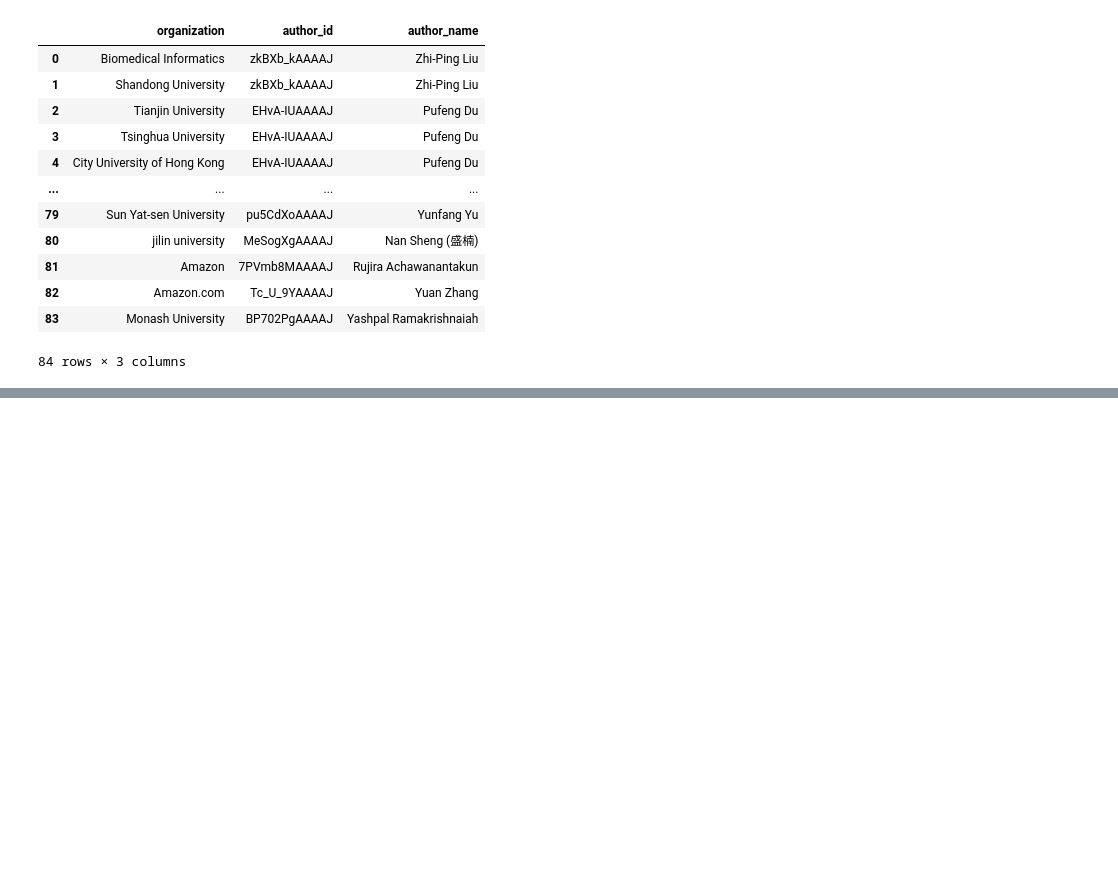
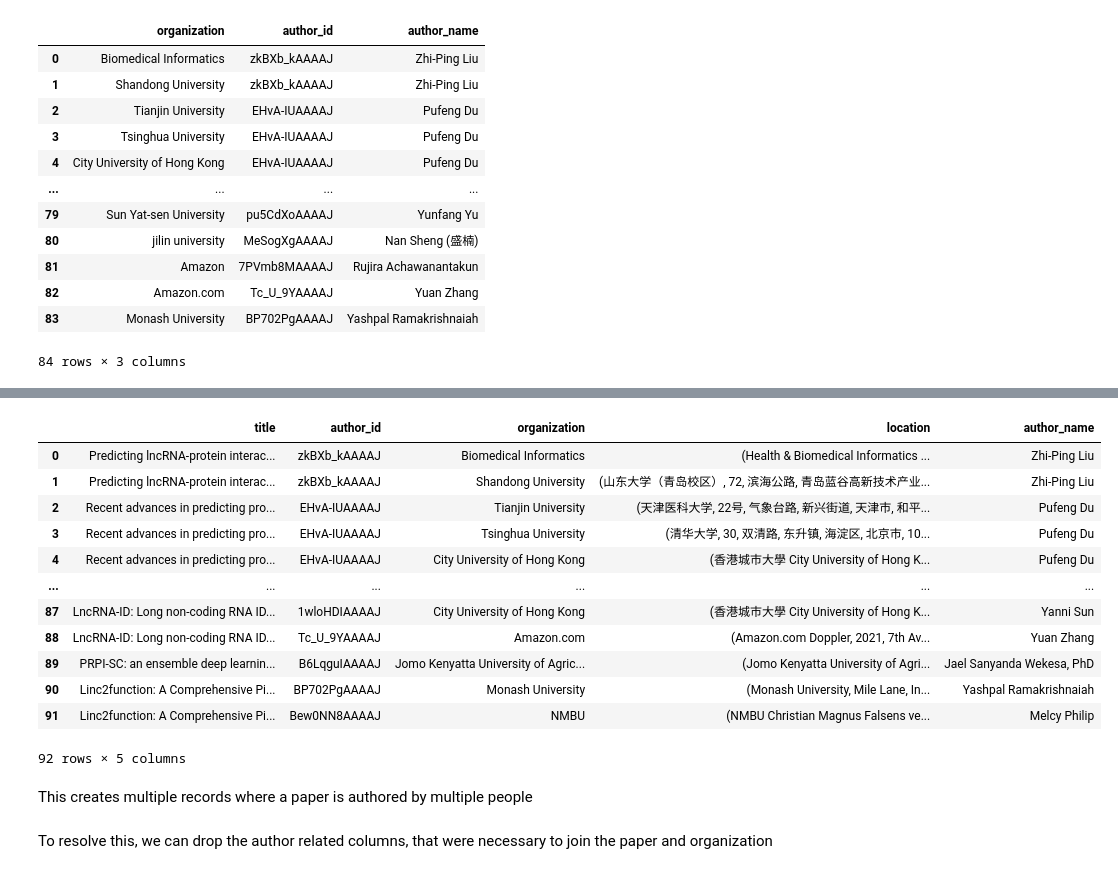
Before and after one commit to seyedrezamirkhani/ml-lncRNA, a Jupyter notebook: src/notebooks/05-plot-locations.ipynb, the cells around one changed output, grey strips where cells are left out. Saved outputs shown, nothing was run; the diff lists cells and outputs as text; code cells hidden in the pictures; blank space fills up the shorter version.

Commit message:
store organization_paper_location_df for future use

```diff
--- a/src/notebooks/05-plot-locations.ipynb
+++ b/src/notebooks/05-plot-locations.ipynb
@@ -317,0 +327,2 @@ map_object.save('organizations_papers_map.html')  # Save to an HTML file
+# %%
+organization_author_location_df = pd.merge(organizations_df, organization_author_df, on='organization', how='inner')
@@ -317,0 +345,22 @@ map_object.save('organizations_papers_map.html')  # Save to an HTML file
+# %%
+organization_paper_location_df = pd.merge(author_paper_df, organization_author_location_df, on='author_id', how='inner')
+# %%
+organization_paper_location_df
+# %% [output]
+|  | title | author_id | organization | location | author_name |
+| 0 | Predicting lncRNA-protein interac... | zkBXb_kAAAAJ | Biomedical Informatics | (Health & Biomedical Informatics ... | Zhi-Ping Liu |
+| 1 | Predicting lncRNA-protein interac... | zkBXb_kAAAAJ | Shandong University | (山东大学（青岛校区）, 72, 滨海公路, 青岛蓝谷高新技术产业... | Zhi-Ping Liu |
+| 2 | Recent advances in predicting pro... | EHvA-IUAAAAJ | Tianjin University | (天津医科大学, 22号, 气象台路, 新兴街道, 天津市, 和平... | Pufeng Du |
+| 3 | Recent advances in predicting pro... | EHvA-IUAAAAJ | Tsinghua University | (清华大学, 30, 双清路, 东升镇, 海淀区, 北京市, 10... | Pufeng Du |
+| 4 | Recent advances in predicting pro... | EHvA-IUAAAAJ | City University of Hong Kong | (香港城市大學 City University of Hong K... | Pufeng Du |
+| ... | ... | ... | ... | ... | ... |
+| 87 | LncRNA-ID: Long non-coding RNA ID... | 1wloHDIAAAAJ | City University of Hong Kong | (香港城市大學 City University of Hong K... | Yanni Sun |
+| 88 | LncRNA-ID: Long non-coding RNA ID... | Tc_U_9YAAAAJ | Amazon.com | (Amazon.com Doppler, 2021, 7th Av... | Yuan Zhang |
+| 89 | PRPI-SC: an ensemble deep learnin... | B6LqguIAAAAJ | Jomo Kenyatta University of Agric... | (Jomo Kenyatta University of Agri... | Jael Sanyanda Wekesa, PhD |
+| 90 | Linc2function: A Comprehensive Pi... | BP702PgAAAAJ | Monash University | (Monash University, Mile Lane, In... | Yashpal Ramakrishnaiah |
+| 91 | Linc2function: A Comprehensive Pi... | Bew0NN8AAAAJ | NMBU | (NMBU Christian Magnus Falsens ve... | Melcy Philip |
+92 rows × 5 columns
+# %% [markdown]
+This creates multiple records where a paper is authored by multiple people
+# %% [markdown]
+To resolve this, we can drop the author related columns, that were necessary to join the paper and organization
```
Also changed, not shown: parts of 8 cells of this notebook.
